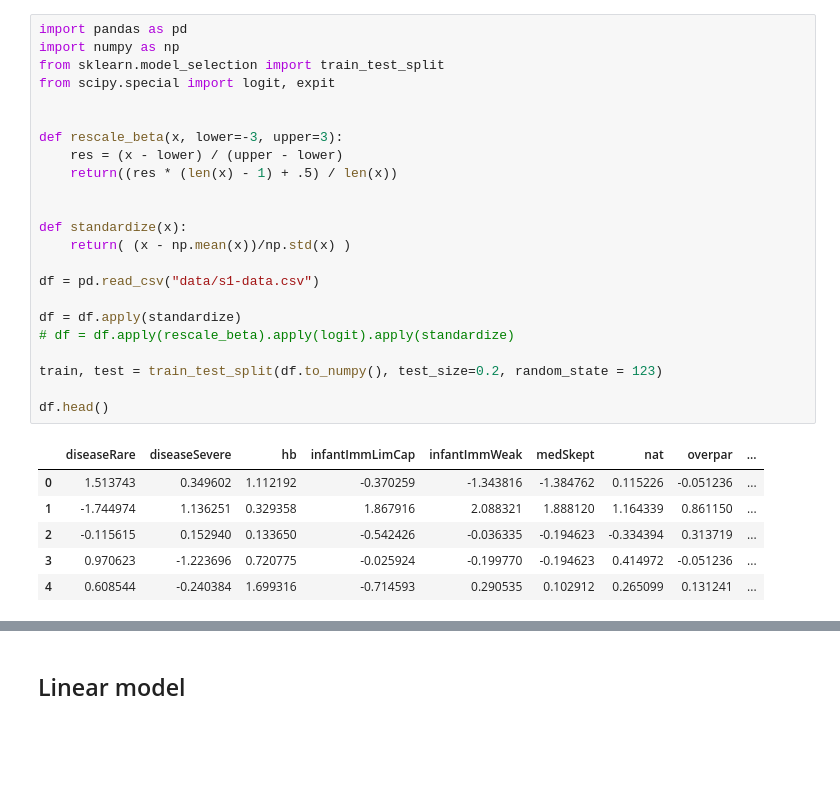
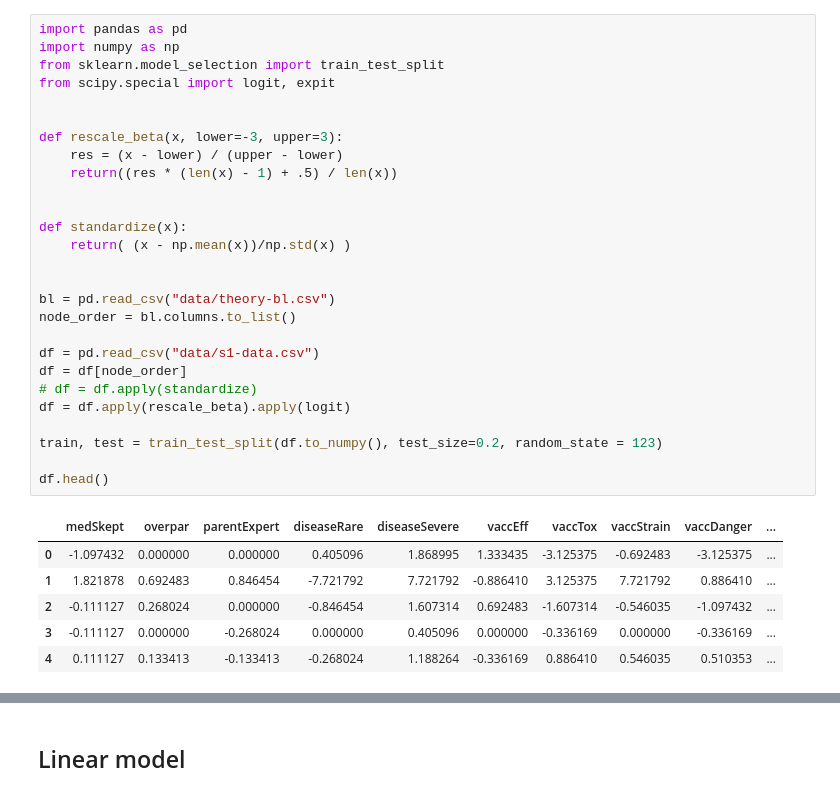
Before and after one commit to derekpowell/nonlinear-bns, a Jupyter notebook: dagma-vacc.ipynb, the cells around one changed output, grey strips where cells are left out. Cells and saved outputs as stored; diff of their text form; blank space fills up the shorter version.

```diff
--- a/dagma-vacc.ipynb
+++ b/dagma-vacc.ipynb
@@ -1,30 +1,34 @@
 # %%
 import pandas as pd
 import numpy as np
 from sklearn.model_selection import train_test_split
 from scipy.special import logit, expit
 
 
 def rescale_beta(x, lower=-3, upper=3):
     res = (x - lower) / (upper - lower)
     return((res * (len(x) - 1) + .5) / len(x))
 
 
 def standardize(x):
     return( (x - np.mean(x))/np.std(x) )
 
+
+bl = pd.read_csv("data/theory-bl.csv")
+node_order = bl.columns.to_list()
+
 df = pd.read_csv("data/s1-data.csv")
-
-df = df.apply(standardize)
-# df = df.apply(rescale_beta).apply(logit).apply(standardize)
+df = df[node_order]
+# df = df.apply(standardize)
+df = df.apply(rescale_beta).apply(logit)
 
 train, test = train_test_split(df.to_numpy(), test_size=0.2, random_state = 123)
 
 df.head()
 # %% [output]
-|  | diseaseRare | diseaseSevere | hb | infantImmLimCap | infantImmWeak | medSkept | nat | overpar | ... |
-| 0 | 1.513743 | 0.349602 | 1.112192 | -0.370259 | -1.343816 | -1.384762 | 0.115226 | -0.051236 | ... |
-| 1 | -1.744974 | 1.136251 | 0.329358 | 1.867916 | 2.088321 | 1.888120 | 1.164339 | 0.861150 | ... |
-| 2 | -0.115615 | 0.152940 | 0.133650 | -0.542426 | -0.036335 | -0.194623 | -0.334394 | 0.313719 | ... |
-| 3 | 0.970623 | -1.223696 | 0.720775 | -0.025924 | -0.199770 | -0.194623 | 0.414972 | -0.051236 | ... |
-| 4 | 0.608544 | -0.240384 | 1.699316 | -0.714593 | 0.290535 | 0.102912 | 0.265099 | 0.131241 | ... |
+|  | medSkept | overpar | parentExpert | diseaseRare | diseaseSevere | vaccEff | vaccTox | vaccStrain | vaccDanger | ... |
+| 0 | -1.097432 | 0.000000 | 0.000000 | 0.405096 | 1.868995 | 1.333435 | -3.125375 | -0.692483 | -3.125375 | ... |
+| 1 | 1.821878 | 0.692483 | 0.846454 | -7.721792 | 7.721792 | -0.886410 | 3.125375 | 7.721792 | 0.886410 | ... |
+| 2 | -0.111127 | 0.268024 | 0.000000 | -0.846454 | 1.607314 | 0.692483 | -1.607314 | -0.546035 | -1.097432 | ... |
+| 3 | -0.111127 | 0.000000 | -0.268024 | 0.000000 | 0.405096 | 0.000000 | -0.336169 | 0.000000 | -0.336169 | ... |
+| 4 | 0.111127 | 0.133413 | -0.133413 | -0.268024 | 1.188264 | -0.336169 | 0.886410 | 0.546035 | 0.510353 | ... |
```
Also changed, not shown: parts of 15 cells of this notebook.
